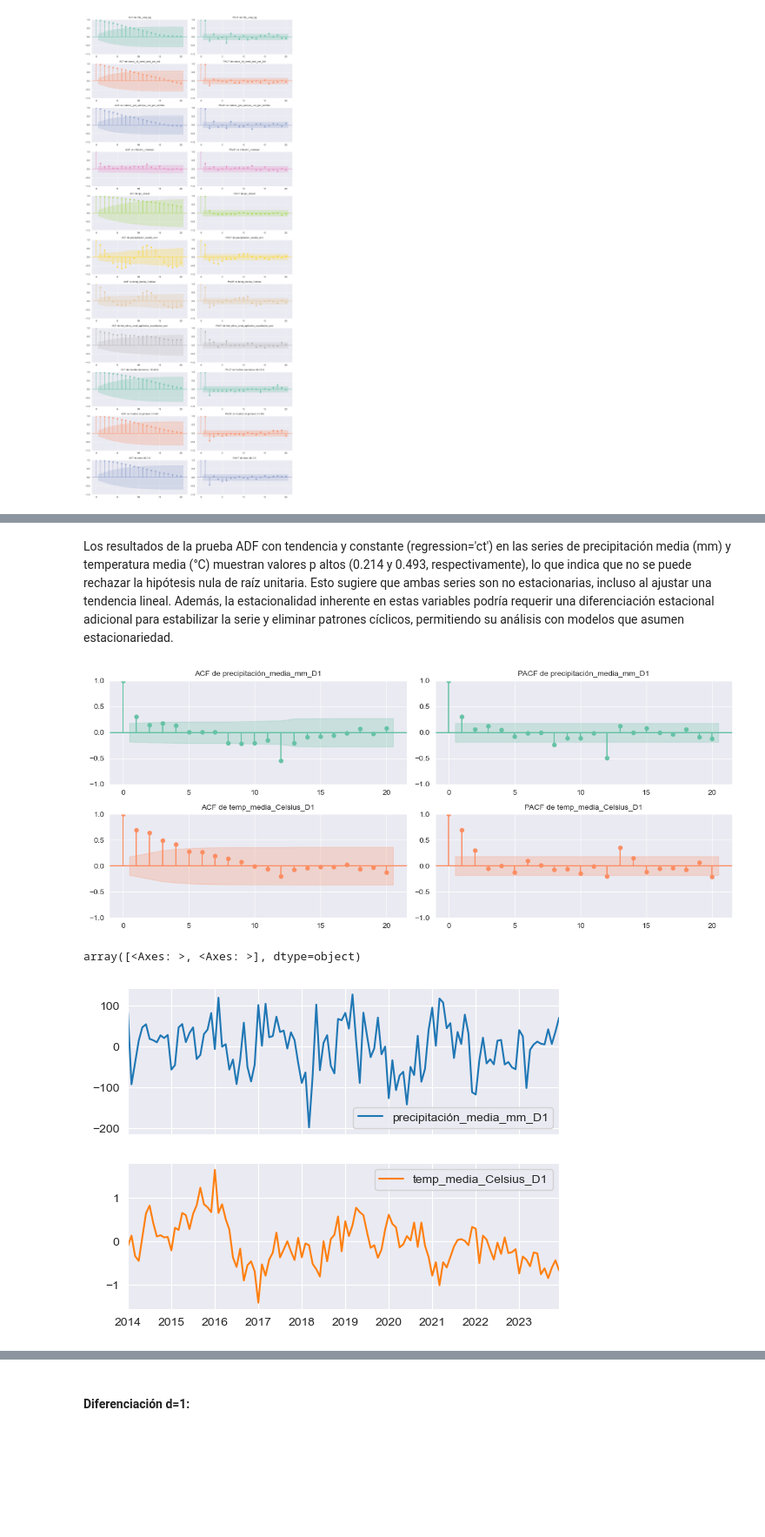
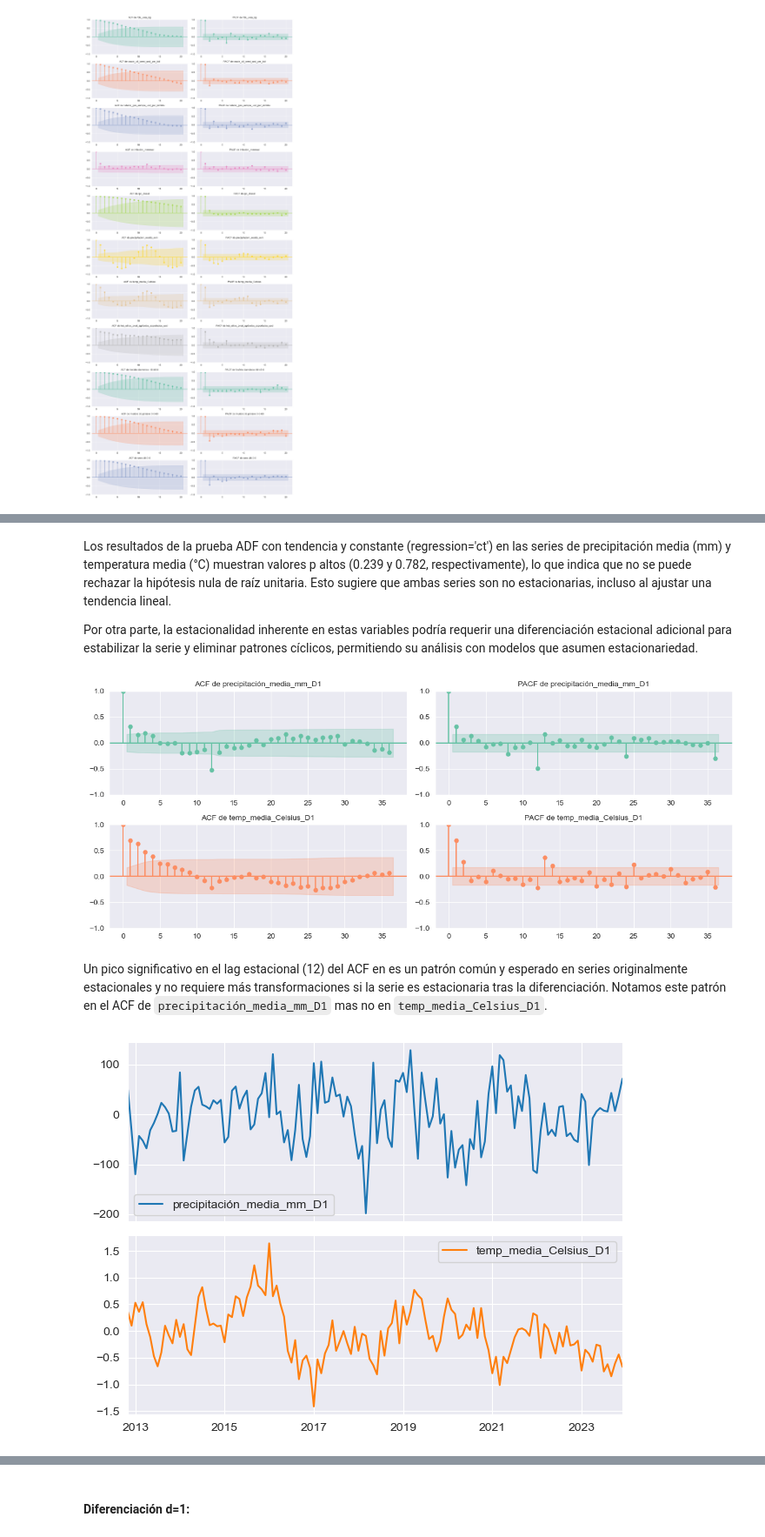
Before and after one commit to IFTrejoM/time-series-fertilizer-price-predictor, a Jupyter notebook: modelo_regresión.ipynb, the cells around one changed output, grey strips where cells are left out. Shown at 87% size. Cells and saved outputs as stored; diff of their text form; code cells hidden in the pictures; blank space fills up the shorter version.

```diff
--- a/modelo_regresión.ipynb
+++ b/modelo_regresión.ipynb
@@ -61,7 +162,9 @@ plot_acf_pacf(df.dropna(), lags=20, color_palette='Set2')
 # %% [output]
 [figure]
 # %%
-var_estacionales = df[['precipitación_media_mm', 'temp_media_Celsius']].dropna()
+lista_var_estacionales = ['precipitación_media_mm', 'temp_media_Celsius']
+
+var_estacionales = df[lista_var_estacionales].dropna()
 
 var_estacionales.info()
 # %% [output]
@@ -93,13 +196,18 @@ temp_media_Celsius :
 # %% [markdown]
-Los resultados de la prueba ADF con tendencia y constante (regression='ct') en las series de precipitación media (mm) y temperatura media (°C) muestran valores p altos (0.214 y 0.493, respectivamente), lo que indica que no se puede rechazar la hipótesis nula de raíz unitaria. Esto sugiere que ambas series son no estacionarias, incluso al ajustar una tendencia lineal. Además, la estacionalidad inherente en estas variables podría requerir una diferenciación estacional adicional para estabilizar la serie y eliminar patrones cíclicos, permitiendo su análisis con modelos que asumen estacionariedad.
+Los resultados de la prueba ADF con tendencia y constante (regression='ct') en las series de precipitación media (mm) y temperatura media (°C) muestran valores p altos (0.239 y 0.782, respectivamente), lo que indica que no se puede rechazar la hipótesis nula de raíz unitaria. Esto sugiere que ambas series son no estacionarias, incluso al ajustar una tendencia lineal.
+
+Por otra parte, la estacionalidad inherente en estas variables podría requerir una diferenciación estacional adicional para estabilizar la serie y eliminar patrones cíclicos, permitiendo su análisis con modelos que asumen estacionariedad.
 # %%
 diff_estacional = var_estacionales.diff(12).add_suffix("_D1").dropna()
 
-plot_acf_pacf(diff_estacional, lags=20, color_palette='Set2')
+plot_acf_pacf(diff_estacional, lags=36, color_palette='Set2')
 # %% [output]
-[figure, old version]
+[figure, new version]
+# %% [markdown]
+Un pico significativo en el lag estacional (12) del ACF en  es un patrón común y esperado en series originalmente estacionales y no requiere más transformaciones si la serie es estacionaria tras la diferenciación. Notamos este patrón en el ACF de `precipitación_media_mm_D1` mas no en `temp_media_Celsius_D1`.
 # %%
 diff_estacional.plot(subplots=True)
+plt.tight_layout()
+plt.show()
 # %% [output]
-array([<Axes: >, <Axes: >], dtype=object)
-[figure, old version]
+[figure, new version]
```
Also changed, not shown: parts of 42 cells of this notebook, 7 other files.
